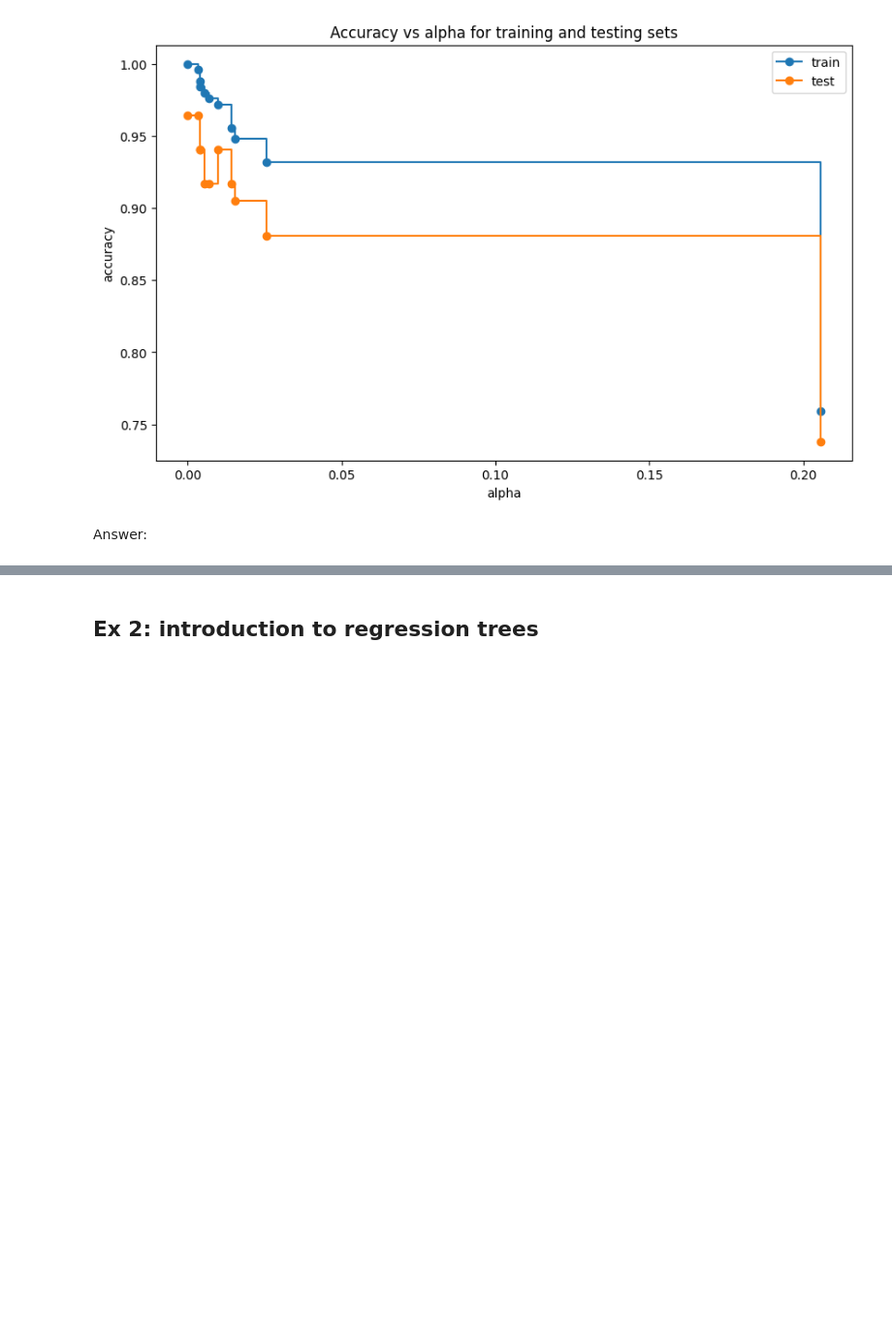
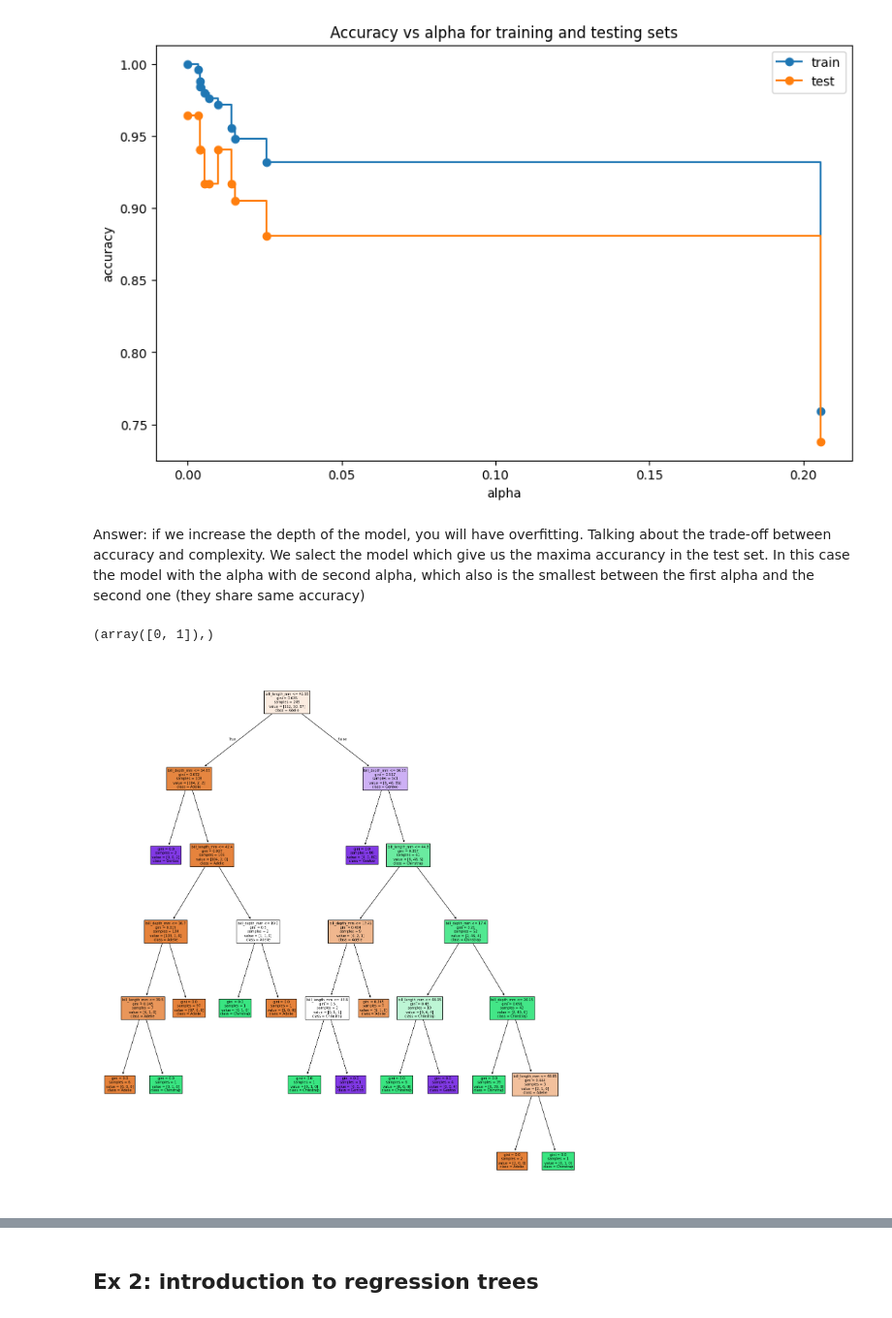
Before and after one commit to Angelicarjs/UBS_ML, a Jupyter notebook: decision_trees/Lab1_DT.ipynb, the cells around one changed output, grey strips where cells are left out. Shown at 97% size. Cells and saved outputs as stored; diff of their text form; code cells hidden in the pictures; blank space fills up the shorter version.

```diff
--- a/decision_trees/Lab1_DT.ipynb
+++ b/decision_trees/Lab1_DT.ipynb
@@ -349,5 +375,3 @@ plt.show()
 [figure]
 [figure]
 [figure]
-# %% [markdown]
-Answer:
@@ -355,0 +378,16 @@ Answer:
+# %% [markdown]
+Answer: if we increase the depth of the model, you will have overfitting. Talking about the trade-off between accuracy and complexity. We salect the model which give us the maxima accurancy in the test set. In this case the model with the alpha with de second alpha, which also is the smallest between the first alpha and the second one (they share same accuracy)
+# %%
+#What tree do you select ? Justifiy and plot it.
+index=np.where(np.array(test_acc)==max(test_acc))# find the index for the alpha values that maximize the accuracy on the test set
+print(index)
+#best_alpha=ccp_alphas[index]; print(best_alpha)# choose the 'best alpha' (There are several values for alpha that maximize the accuracy and the test set.
+#So the best value for alpha is the one that is associated to the smallest tree and associate to the simplest tree)
+# %% [output]
+(array([0, 1]),)
+# %%
+final_tree = tree_clfs[1] #the final tree
+fig = plt.figure(figsize=(18,20))
+final_tree_plot= plot_tree(final_tree,feature_names=final_tree.feature_names_in_,class_names=final_tree.classes_,filled=True)# display the final tree
+# %% [output]
+[figure, added]
```
Also changed, not shown: parts of 34 cells of this notebook, 9 other files.
